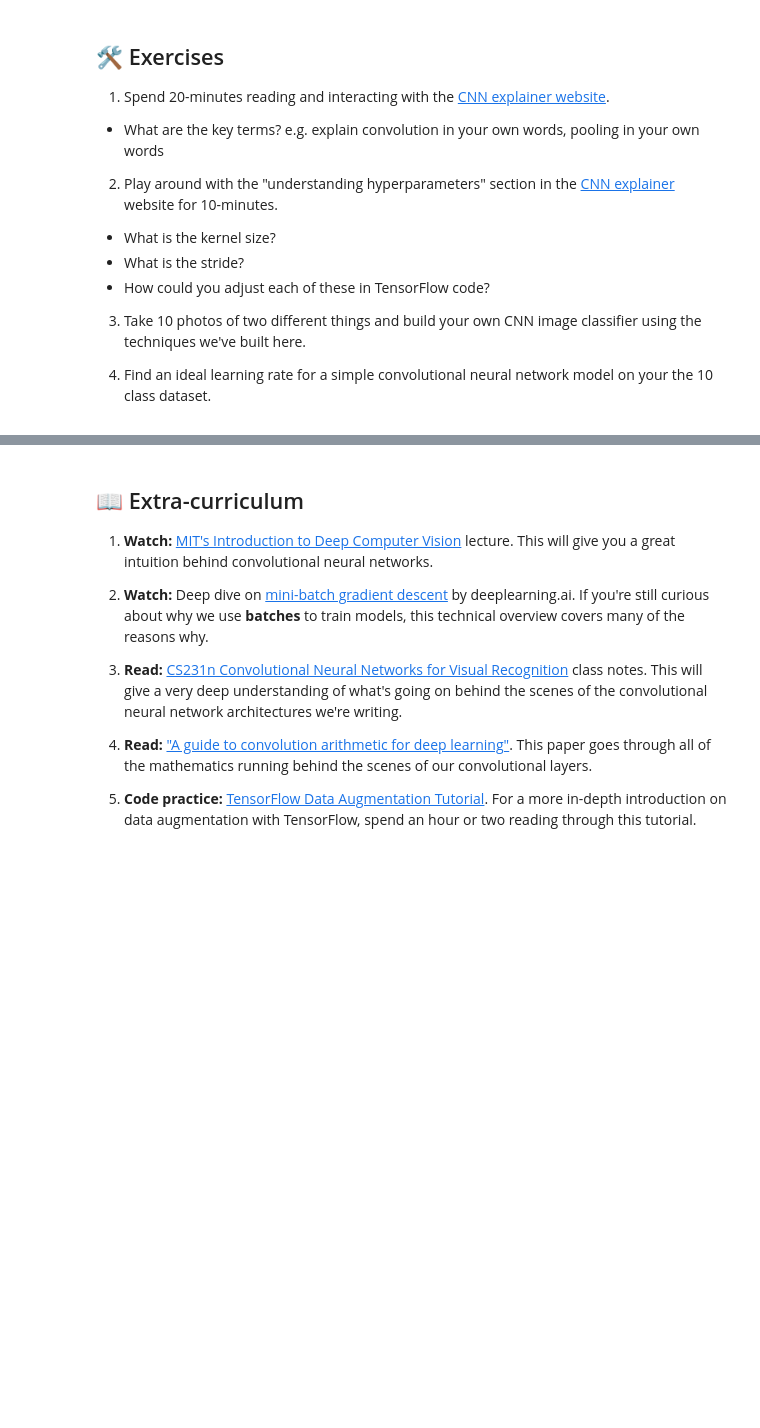
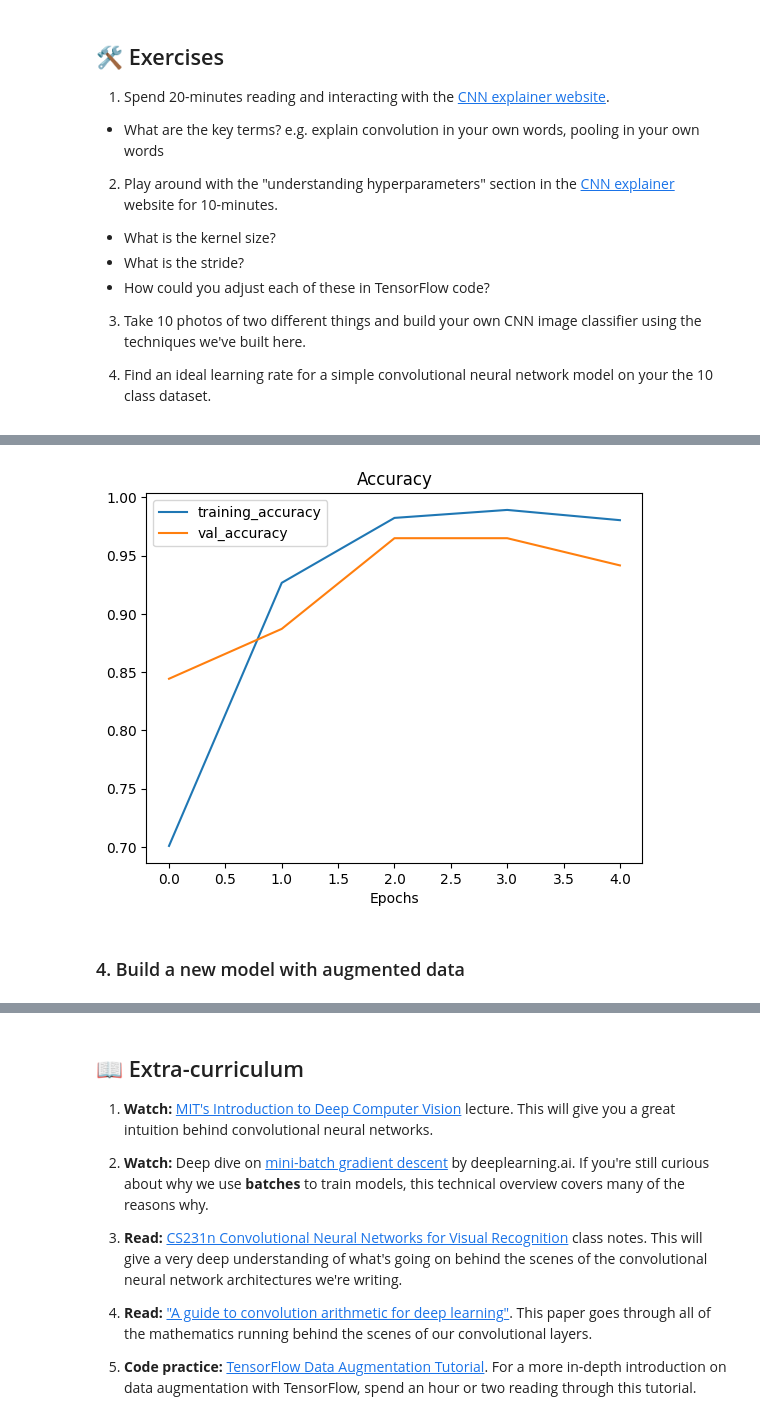
Before and after one commit to Fertmeneses/tensorflow-deep-learning, a Jupyter notebook: practice/03_exercises.ipynb, the cells around one changed output, grey strips where cells are left out. Saved outputs shown, nothing was run; the diff lists cells and outputs as text; code cells hidden in the pictures; blank space fills up the shorter version.

```diff
--- a/practice/03_exercises.ipynb
+++ b/practice/03_exercises.ipynb
@@ -16,0 +162,5 @@
+# %%
+# Fit the model
+history_1 = model_1.fit(train_data,
+                        epochs=5,
+                        validation_data=test_data)
@@ -16,0 +186,4 @@
+# %%
+# Evaluate on the test data
+loss, acc = model_1.evaluate(test_data)
+print(f'Accuracy on test dataset: {acc*100:.2f}%')
@@ -16,0 +193,25 @@
+# %%
+# Plot the validation and training data separately
+def plot_acc_curves(history):
+  """
+  Returns separate loss curves for training and validation metrics.
+  """
+  accuracy = history.history['accuracy']
+  val_accuracy = history.history['val_accuracy']
+
+  epochs = range(len(history.history['loss']))
+
+  # Plot accuracy
+  plt.figure()
+  plt.plot(epochs, accuracy, label='training_accuracy')
+  plt.plot(epochs, val_accuracy, label='val_accuracy')
+  plt.title('Accuracy')
+  plt.xlabel('Epochs')
+  plt.legend();
+# %%
+# Check out the model's loss curves on the 10 classes of data (note: this function comes from above in the notebook)
+plot_acc_curves(history_1)
+# %% [output]
+[figure, added]
+# %% [markdown]
+### 4. Build a new model with augmented data
```
Also changed, not shown: parts of 26 cells of this notebook, 2 other files.
